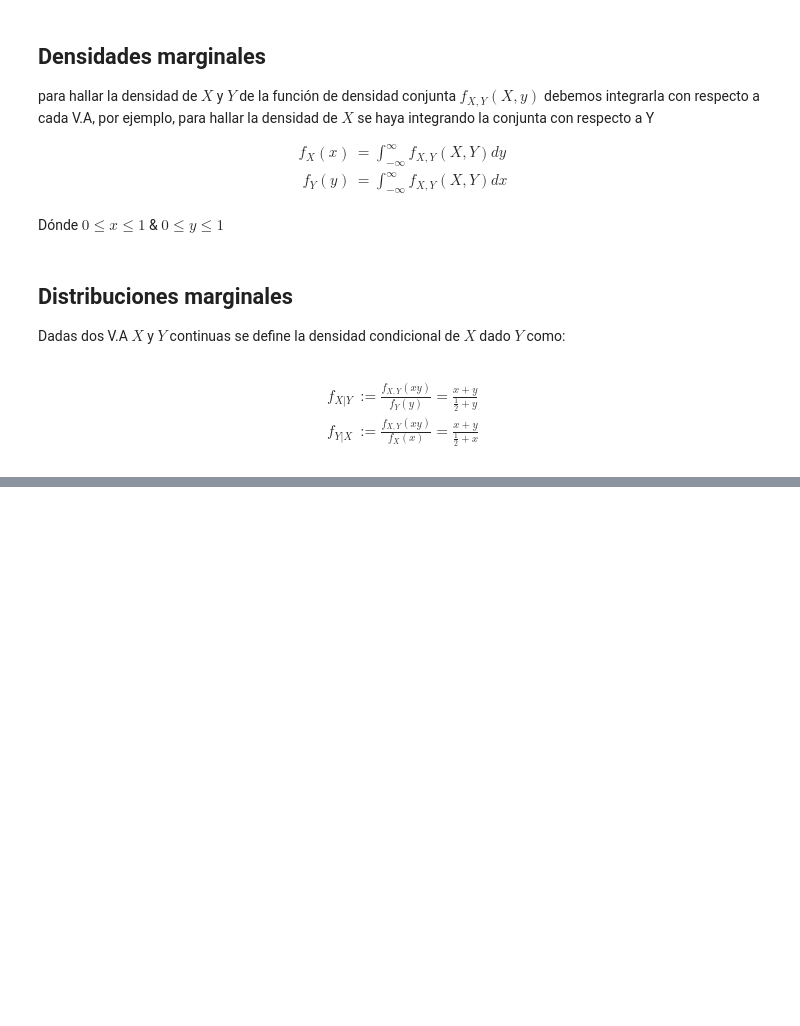
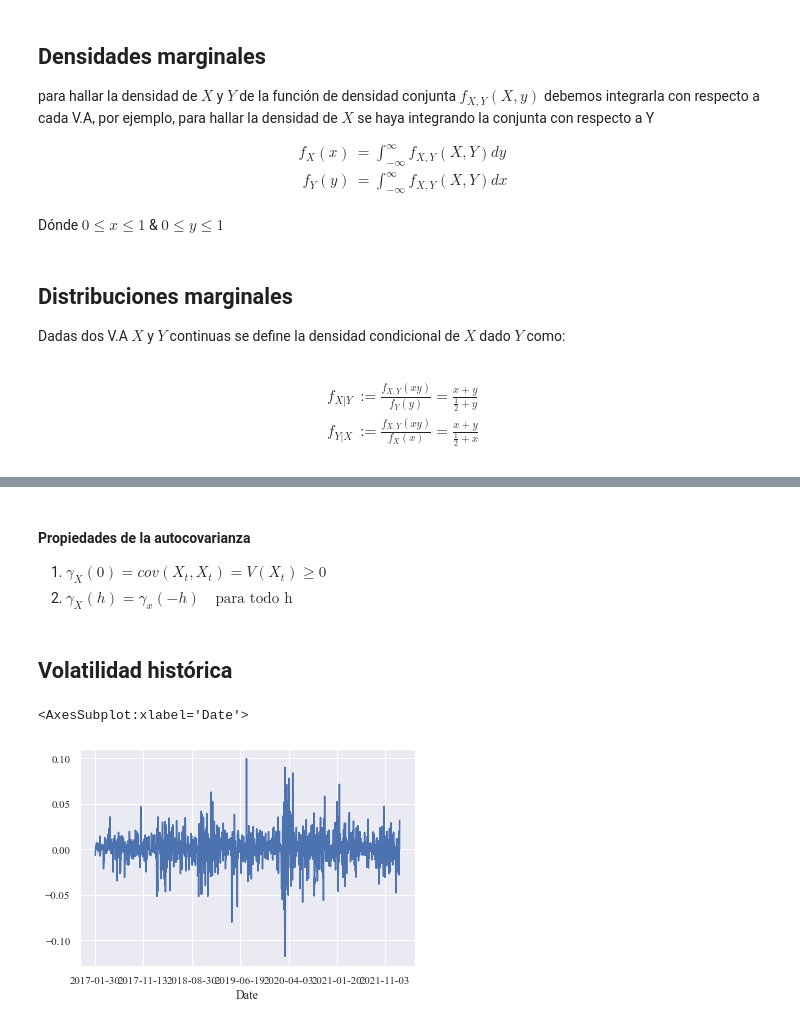
Before and after one commit to Mr-UMiguel/UExternado, a Jupyter notebook: FC/notas.ipynb, the cells around one changed output, grey strips where cells are left out. Cells and saved outputs as stored; diff of their text form; code cells hidden in the pictures; blank space fills up the shorter version.

```diff
--- a/FC/notas.ipynb
+++ b/FC/notas.ipynb
@@ -148,0 +314,17 @@ f_{X,Y}(x,y) &:= f_{x}(x)f_{y}(y)\\
+# %% [markdown]
+#### Propiedades de la autocovarianza
+1. $\gamma_{X}(0) = cov(X_{t},X_{t}) = V(X_{t}) \geq 0$
+2. $\gamma_{X}(h) = \gamma_{x}(-h) \quad \text{para todo h}$
+# %% [markdown]
+## Volatilidad histórica
+# %%
+data = pd.read_csv('./datasets/GOOG.csv')
+data.set_index('Date', inplace=True, drop = True)
+
+datos = data.drop(['Volume'], axis=1)
+datos['Retorno_log'] = np.log((datos['Adj Close']/datos['Adj Close'].shift(1))).dropna()
+# %%
+datos['Retorno_log'].plot()
+# %% [output]
+<AxesSubplot:xlabel='Date'>
+[figure, added]
```
Also changed, not shown: parts of 66 cells of this notebook, 6 other files.
